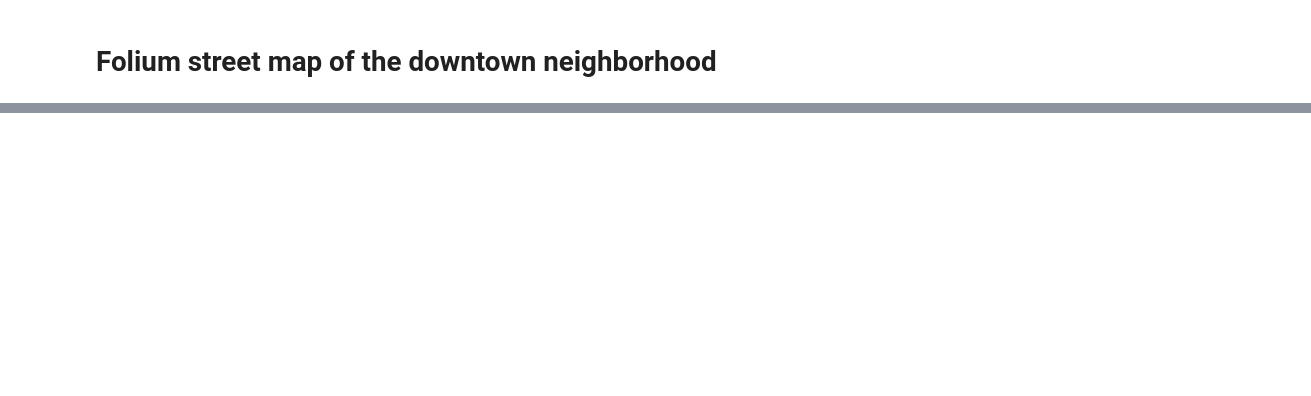
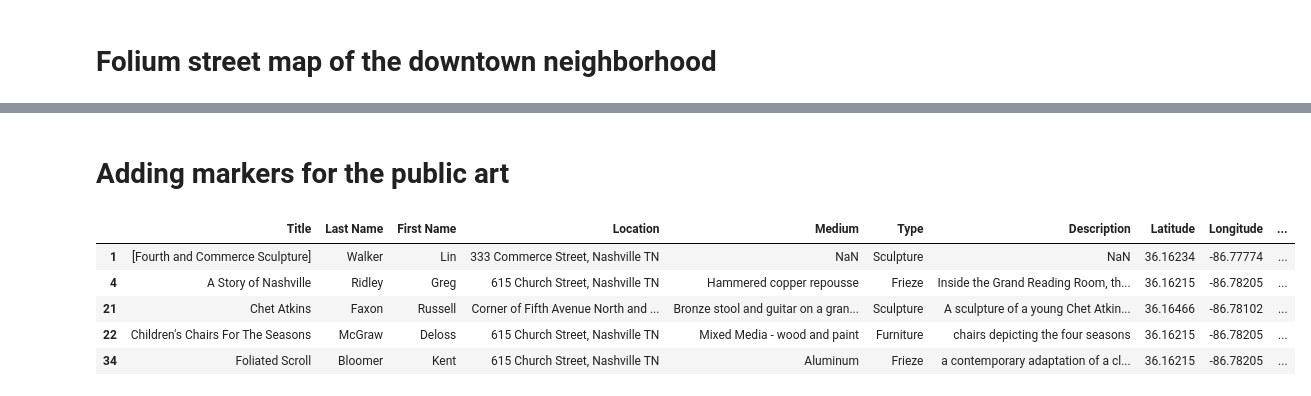
Before and after one commit to ThinNandarSoe/DataCamp, a Jupyter notebook: Visualizing Geospatial Data in Python/Chapter3.ipynb, the cells around one changed output, grey strips where cells are left out. Drawn from its saved outputs; the diff is of its cells as text; code cells hidden in the pictures; blank space fills up the shorter version.

Commit message:
Update of Chapter 3 and New create of Chapter 4

```diff
--- a/Visualizing Geospatial Data in Python/Chapter3.ipynb
+++ b/Visualizing Geospatial Data in Python/Chapter3.ipynb
@@ -76,3 +76,25 @@ folium.GeoJson(urban_polygon.geometry).add_to(downtown_map)
 display(downtown_map)
 # %% [output]
 [interactive output not drawn]
+# %% [markdown]
+# Adding markers for the public art
+# %%
+# From Chapter 2
+art = pd.read_csv("./datasets/public_art.csv")
+
+# Create a geometry column from lng & lat
+art['geometry'] = art.apply(lambda x: Point(float(x.Longitude), float(x.Latitude)), axis=1)
+
+# Create a GeoDataFrame from art and verify the type
+art_geo = gpd.GeoDataFrame(art, crs = neighborhoods.crs, geometry = art.geometry)
+
+neighborhood_art = gpd.sjoin(art_geo, neighborhoods, op = "within")
+urban_art = neighborhood_art[neighborhood_art.name == "Urban Residents"]
+urban_art.head()
+# %% [output]
+|  | Title | Last Name | First Name | Location | Medium | Type | Description | Latitude | Longitude | ... |
+| 1 | [Fourth and Commerce Sculpture] | Walker | Lin | 333 Commerce Street, Nashville TN | NaN | Sculpture | NaN | 36.16234 | -86.77774 | ... |
+| 4 | A Story of Nashville | Ridley | Greg | 615 Church Street, Nashville TN | Hammered copper repousse | Frieze | Inside the Grand Reading Room, th... | 36.16215 | -86.78205 | ... |
+| 21 | Chet Atkins | Faxon | Russell | Corner of Fifth Avenue North and ... | Bronze stool and guitar on a gran... | Sculpture | A sculpture of a young Chet Atkin... | 36.16466 | -86.78102 | ... |
+| 22 | Children's Chairs For The Seasons | McGraw | Deloss | 615 Church Street, Nashville TN | Mixed Media - wood and paint | Furniture | chairs depicting the four seasons | 36.16215 | -86.78205 | ... |
+| 34 | Foliated Scroll | Bloomer | Kent | 615 Church Street, Nashville TN | Aluminum | Frieze | a contemporary adaptation of a cl... | 36.16215 | -86.78205 | ... |
```
Also changed, not shown: parts of 7 cells of this notebook, 3 other files.
